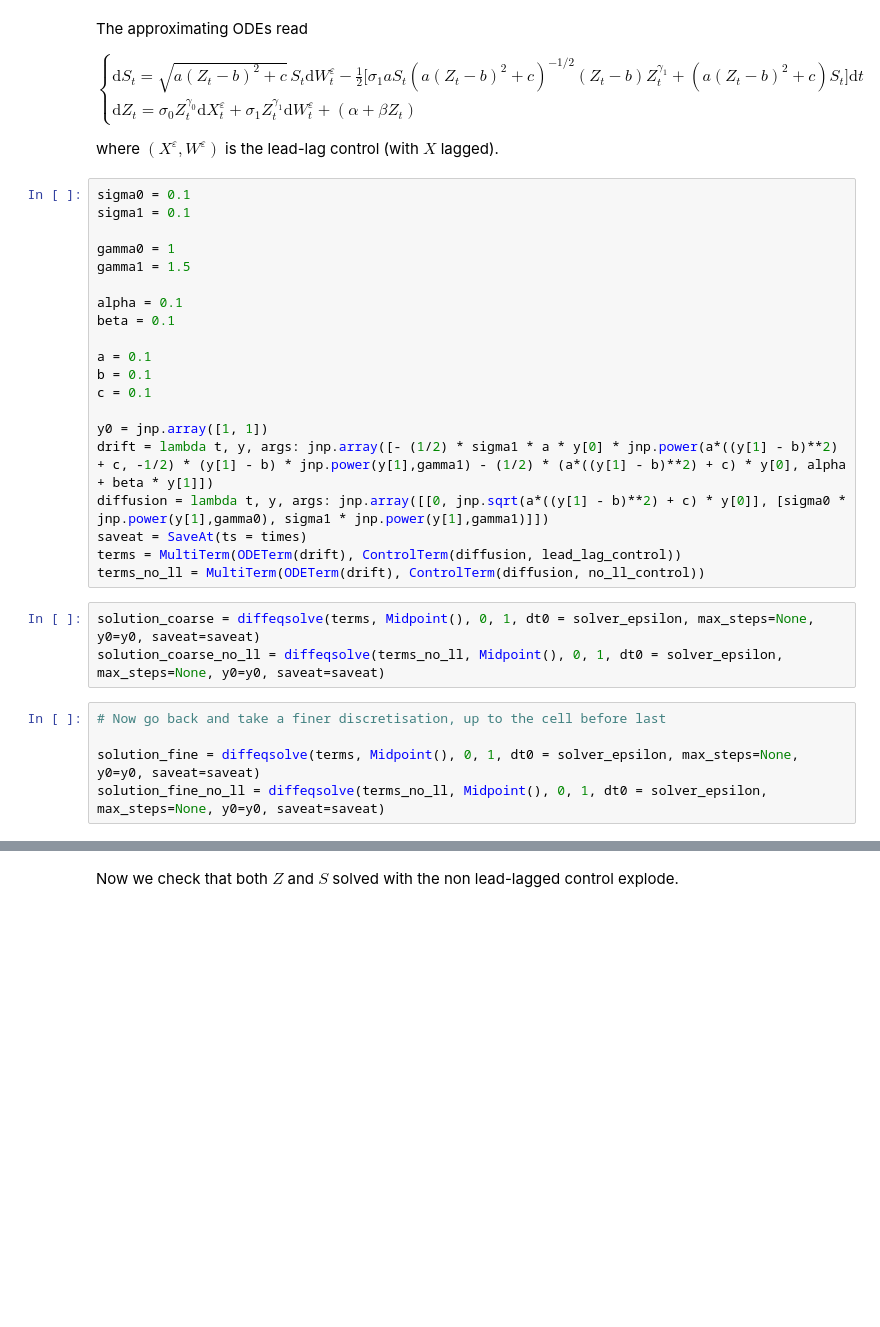
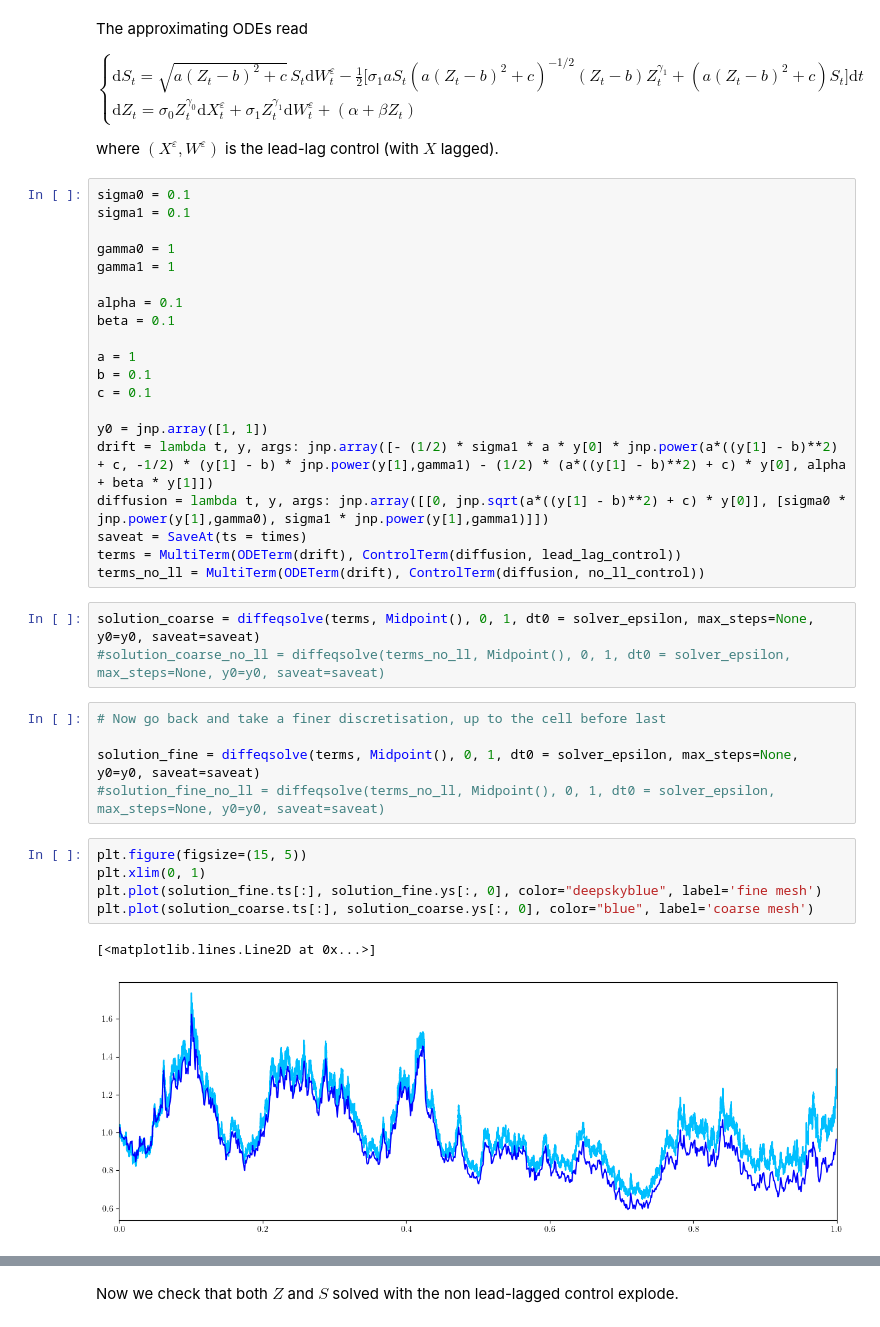
Before and after one commit to emilioferrucci/rough-vol-rough-paths, a Jupyter notebook: numerics/dynamics_rough_vol.ipynb, the cells around one changed output, grey strips where cells are left out. Drawn from its saved outputs; the diff is of its cells as text; blank space fills up the shorter version.

```diff
--- a/numerics/dynamics_rough_vol.ipynb
+++ b/numerics/dynamics_rough_vol.ipynb
@@ -103,12 +99,12 @@ sigma0 = 0.1
 sigma1 = 0.1
 
 gamma0 = 1
-gamma1 = 1.5
+gamma1 = 1
 
 alpha = 0.1
 beta = 0.1
 
-a = 0.1
+a = 1
 b = 0.1
 c = 0.1
 
@@ -120,12 +116,20 @@ terms = MultiTerm(ODETerm(drift), ControlTerm(diffusion, lead_lag_control))
 terms_no_ll = MultiTerm(ODETerm(drift), ControlTerm(diffusion, no_ll_control))
 # %%
 solution_coarse = diffeqsolve(terms, Midpoint(), 0, 1, dt0 = solver_epsilon, max_steps=None, y0=y0, saveat=saveat)
-solution_coarse_no_ll = diffeqsolve(terms_no_ll, Midpoint(), 0, 1, dt0 = solver_epsilon, max_steps=None, y0=y0, saveat=saveat)
+#solution_coarse_no_ll = diffeqsolve(terms_no_ll, Midpoint(), 0, 1, dt0 = solver_epsilon, max_steps=None, y0=y0, saveat=saveat)
 # %%
 # Now go back and take a finer discretisation, up to the cell before last
 
 solution_fine = diffeqsolve(terms, Midpoint(), 0, 1, dt0 = solver_epsilon, max_steps=None, y0=y0, saveat=saveat)
-solution_fine_no_ll = diffeqsolve(terms_no_ll, Midpoint(), 0, 1, dt0 = solver_epsilon, max_steps=None, y0=y0, saveat=saveat)
+#solution_fine_no_ll = diffeqsolve(terms_no_ll, Midpoint(), 0, 1, dt0 = solver_epsilon, max_steps=None, y0=y0, saveat=saveat)
+# %%
+plt.figure(figsize=(15, 5))
+plt.xlim(0, 1)
+plt.plot(solution_fine.ts[:], solution_fine.ys[:, 0], color="deepskyblue", label='fine mesh')
+plt.plot(solution_coarse.ts[:], solution_coarse.ys[:, 0], color="blue", label='coarse mesh')
+# %% [output]
+[<matplotlib.lines.Line2D at 0x...>]
+[figure, added]
 # %%
 # The comparison of fine-coarse plots for Z
 
```
Also changed, not shown: parts of 12 cells of this notebook, 12 other files.
